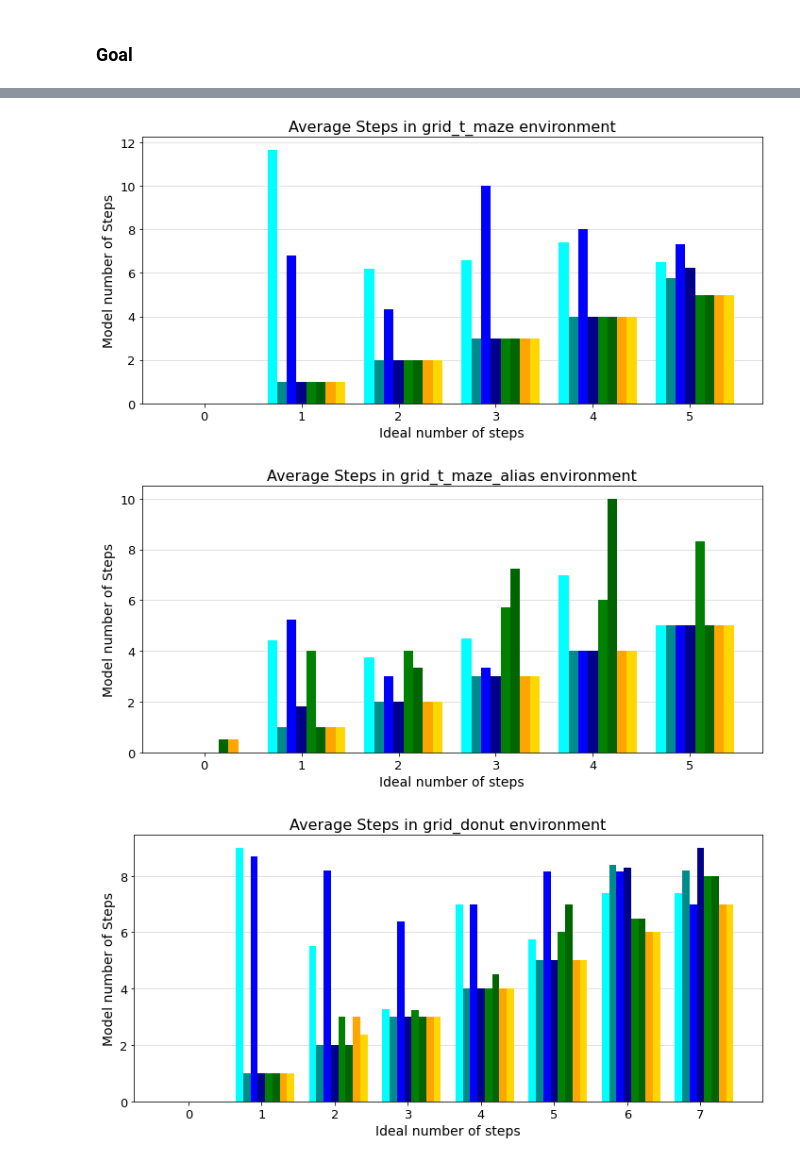
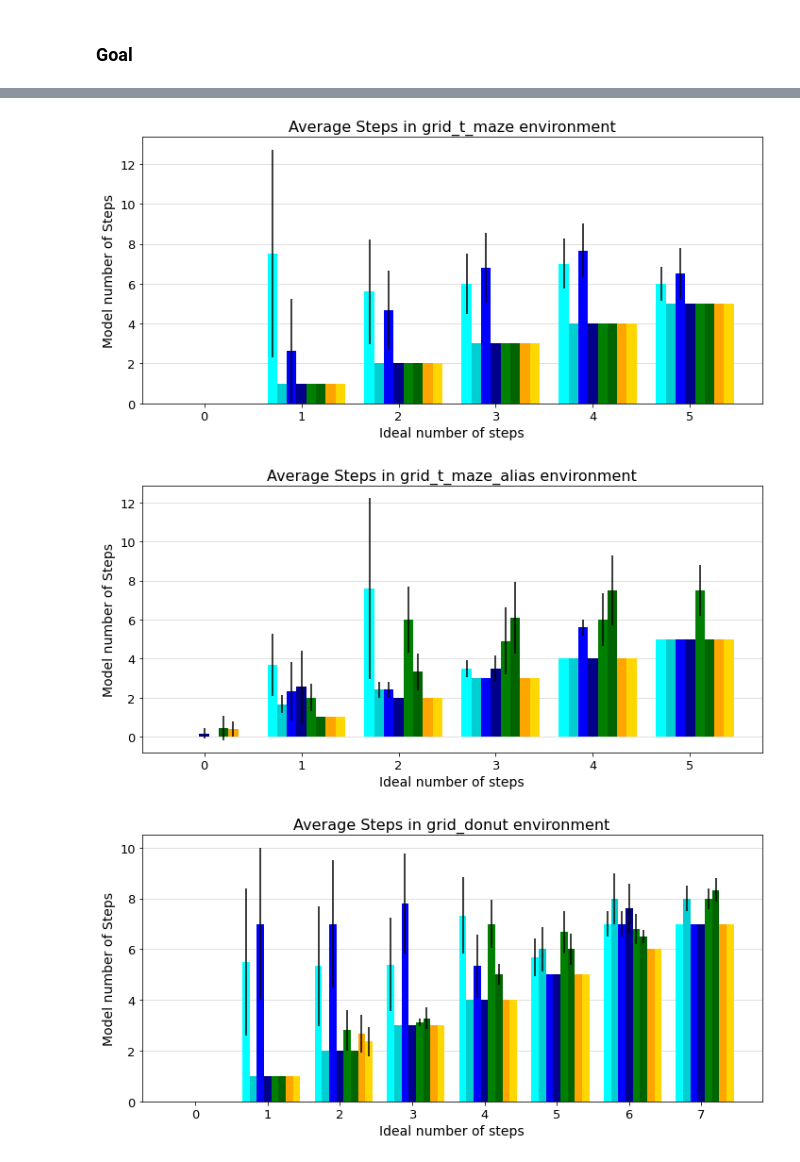
Before and after one commit to my-name-is-D/high_level_nav_planning, a Jupyter notebook: results_plotted.ipynb, the cells around one changed output, grey strips where cells are left out. Saved outputs shown, nothing was run; the diff lists cells and outputs as text; code cells hidden in the pictures.

```diff
--- a/results_plotted.ipynb
+++ b/results_plotted.ipynb
@@ -288,7 +256,7 @@ plt.show()
 # %%
 #GET AVERAGE STEPS PERFECT TRANSITION PER MODEL AND ENVS
-envs = ['grid_3x3', 'grid_3x3_alias', 'grid_4x4', 'grid_4x4_alias', 'grid_t_maze', 'grid_t_maze_alias', 'grid_donut']
-model_names = ['cscg_random_policy', 'cscg', 'cscg_pose_ob_random_policy', 'cscg_pose_ob', 'ours_v4_VANILLA','ours_v4_MMP']
+envs = ['grid_3x3', 'grid_3x3_alias', 'grid_4x4', 'grid_4x4_alias', 'grid_t_maze','grid_t_maze_alias', 'grid_donut']
+model_names = ['cscg_random_policy', 'cscg', 'cscg_pose_ob_random_policy', 'cscg_pose_ob', 'ours_v4_2_MMP','ours_v4_2_VANILLA' ]
 nav_type = 'exploration'
 
 average_steps = [[0]*(len(envs)) for _ in range(len(model_names)+1)]
@@ -306,7 +274,7 @@ for id_m, model_name in enumerate(model_names):
         folder_path = 'results/'+ env +'/' + who+'_'+ nav_type +'/' + model_name
         df_list, filepath_list = retrieve_df_data_from_folder_path(folder_path,model_name, nav_type)
         print('model', model_name, 'env', env,'number of tests:', len(df_list))
-        for df in df_list:
+        for df, filepath in zip(df_list,filepath_list):
             headers = list(df.columns.values)
             stop_condition_header = [s for s in headers if 'stop_condition_' in s][0]
             # i+=1
@@ -314,7 +282,7 @@ for id_m, model_name in enumerate(model_names):
                 average_steps_model.append(len(df['steps'])-1)
             else:
                 a_failure+=1
-                # print('failure ', i)
+                print('failure ', filepath)
         print('average_steps_model', average_steps_model, len(average_steps_model))
         print('there is ', a_failure, ' failures over', len(filepath_list), 'models')
         average_steps[id_m][id_e] = np.mean(average_steps_model)
@@ -383,7 +338,10 @@ bar_plot_wt_std(average_steps, std_steps, envs_names, 'Average_steps', 'Grid_env
 # %%
 #GET AVERAGE STEPS DISCOVERED ALL STATES PER MODEL AND ENVS
-envs = ['grid_3x3', 'grid_3x3_alias', 'grid_4x4', 'grid_4x4_alias', 'grid_t_maze', 'grid_t_maze_alias', 'grid_donut'] #
-model_names = ['cscg_random_policy', 'cscg', 'cscg_pose_ob_random_policy', 'cscg_pose_ob', 'ours_v4_VANILLA','ours_v4_MMP'] #
+# envs = ['grid_3x3', 'grid_3x3_alias', 'grid_4x4', 'grid_4x4_alias', 'grid_t_maze', 'grid_t_maze_alias', 'grid_donut'] #
+# model_names = ['cscg_random_policy', 'cscg', 'cscg_pose_ob_random_policy', 'cscg_pose_ob', 'ours_v4_VANILLA','ours_v4_MMP'] #
+
+envs = envs = ['grid_3x3', 'grid_3x3_alias', 'grid_4x4', 'grid_4x4_alias', 'grid_t_maze','grid_t_maze_alias', 'grid_donut']
+model_names = ['cscg_random_policy', 'cscg', 'cscg_pose_ob_random_policy', 'cscg_pose_ob', 'ours_v4_2_MMP','ours_v4_2_VANILLA' ]
 nav_type = 'exploration'
 
 average_steps_first_visit = [[0]*(len(envs)) for _ in range(len(model_names)+1)]
@@ -500,10 +432,14 @@ plt.show()
 # import warnings
 warnings.filterwarnings('ignore')
 envs = ['grid_3x3', 'grid_3x3_alias', 'grid_4x4', 'grid_4x4_alias' ,'grid_t_maze', 'grid_t_maze_alias', 'grid_donut']#
-model_names = ['ours_v4_VANILLA','ours_v4_VANILLA_wt_prior','ours_v4_MMP','ours_v4_MMP_wt_prior',\
-               'cscg_random_policy', 'cscg', 'cscg_pose_ob_random_policy', 'cscg_pose_ob']
+model_names = ['ours_v4_2_VANILLA','ours_v4_2_VANILLA_wt_prior','ours_v4_2_MMP','ours_v4_2_MMP_wt_prior',\
+            'cscg_random_policy', 'cscg', 'cscg_pose_ob_random_policy', 'cscg_pose_ob']
+
+# envs = ['grid_t_maze' ,'grid_t_maze_alias']
+# model_names = ['ours_v4_2_MMP','ours_v4_2_VANILLA', 'ours_v4_2_MMP_wt_prior','ours_v4_2_VANILLA_wt_prior']
 nav_type = 'goal'
 
+std_steps = [[0]*(len(envs)) for _ in range(len(model_names))]
 average_steps = [[0]*(len(envs)) for _ in range(len(model_names))]
 oracle_a_steps = [[0]*(len(envs)) for _ in range(len(model_names))]
 
@@ -513,7 +449,9 @@ for id_m, model_name in enumerate(model_names):
         model_name = model_name.replace("_wt_prior","")
     else:
         load_model = False
+
     for id_e, env in enumerate(envs):
+        count_runs = [0]*15
         a_failure = 0
         i = -1
         errors = []
@@ -547,6 +485,10 @@ for id_m, model_name in enumerate(model_names):
                 print('filepath', filepath)
                 continue
             if df[stop_condition_header][0] == True or df[stop_condition_header][0]>0:
+                count_runs[output[1]]+=1
+                # if 'ours_v4_2_VANILLA' in model_name and output[1]==1 :#df['steps'].iloc[-1]-1 > 20:#output[1]==6:
+                #     print('steps:', df['steps'].iloc[-1]-1,' for goal', output[1])
+                #     print('filename:', filepath)
                 #print(df['poses'][0], output[1], output[2], len(df['steps'])-2)
                 #test = get_short_term_goal(env_setup)
                 # if output[1] == 0:
@@ -567,14 +509,17 @@ for id_m, model_name in enumerate(model_names):
                 print('failure ', filepath_list[i])
         print('there is ', a_failure, ' failures in this model/env goal reaching')
         print('errors?', errors)
-        print()
+
 
         means = [np.mean(np.array(sublist)) for sublist in average_steps_model]
+        std_steps[id_m][id_e] = [np.std(np.array(sublist)) for sublist in average_steps_model]
         average_steps[id_m][id_e] = means
+        print('model runs in this env:', count_runs)
         print('means', means)
         means = [np.mean(np.array(sublist)) for sublist in oracle_a_steps_model]
         oracle_a_steps[id_m][id_e] = means
         print('oracle means', means)
+        print()
 
         #print('model', model_name,id_m, 'env', env, np.mean(average_steps_model))
         #THIS ASSUMES WE HAVE SQUARED ENVS
@@ -665,7 +613,8 @@ plt.show()
 # %%
 fig.savefig('figures/steps_to_reach_goal_compared_to_oracle.jpg')
 # %%
-colors = ['cyan', 'darkcyan', 'blue' ,'darkblue', 'green', 'darkgreen', 'orange', 'gold', ]
+colors = ['cyan', 'darkturquoise', 'blue' ,'darkblue', 'green', 'darkgreen', 'orange', 'gold', ]
+#colors = ['cyan', 'green', 'pink', 'orange', 'blue', 'grey']
 for env_id, env_name in enumerate(envs):
     plt.figure(figsize=(10, 5))
     plt.title(f'Average Steps in {env_name} environment', fontsize=16)
@@ -673,12 +622,14 @@ for env_id, env_name in enumerate(envs):
     plt.ylabel('Model number of Steps', fontsize=14)
     for m_id, model_name in enumerate(model_names):
         sublist_filtered = [value for value in average_steps[m_id][env_id] if not np.isnan(value)]
+        std_filtered = [value/2 for value in std_steps[m_id][env_id] if not np.isnan(value)]
         perfect = list(range(len(sublist_filtered)))
         space= m_id-3
         perfect = [ p + space*0.1 for p in perfect]
-        plt.bar(perfect,sublist_filtered, color=colors[m_id], width=0.1, label=model_name, zorder=2)
+
+        plt.bar(perfect,sublist_filtered, color=colors[m_id], yerr=std_filtered,  width=0.1, label=model_name, zorder=2)
     plt.grid(axis='y', alpha=0.5, zorder=0)
-    if env_id == 0:
+    if env_id == 0 :
         plt.legend(model_names, loc='upper left', fontsize=13)#, bbox_to_anchor=(1.3, 0.99))
     plt.xticks(fontsize=13)
     plt.yticks(fontsize=13)
@@ -693,3 +644,3 @@ for env_id, env_name in enumerate(envs):
-[figure, old version]
+[figure, new version]
-[figure, old version]
+[figure, new version]
-[figure, old version]
+[figure, new version]
```
Also changed, not shown: parts of 12 cells of this notebook, 5 other files.
